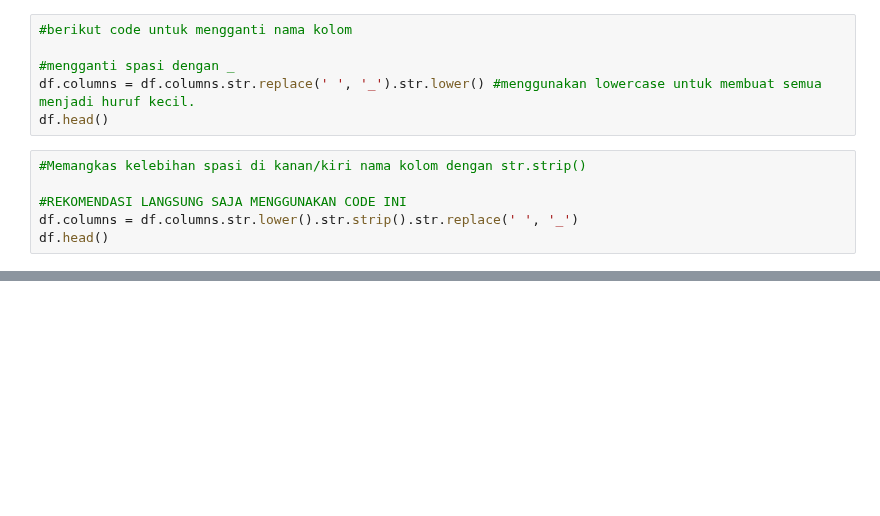
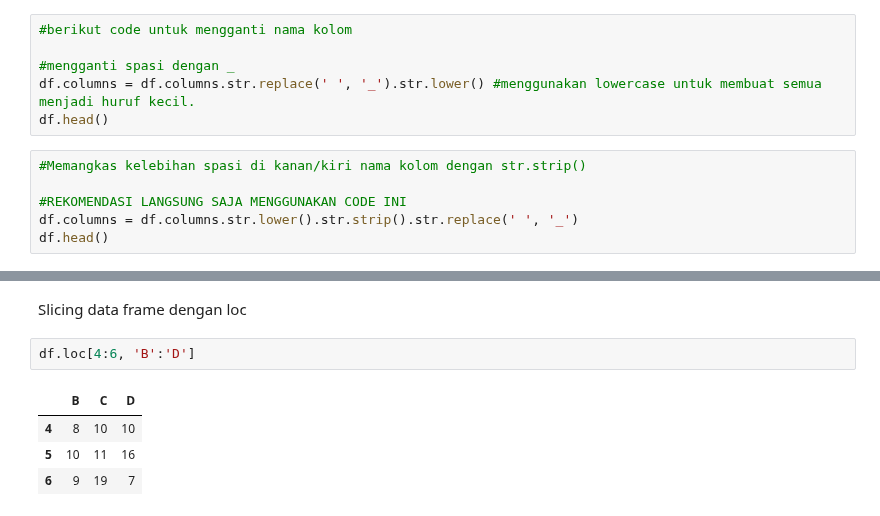
Before and after one commit to Edy-Mochamad/Learn-jupyter-notebook, a Jupyter notebook: pandas.ipynb, the cells around one changed output, grey strips where cells are left out. Cells and saved outputs as stored; diff of their text form; blank space fills up the shorter version.

```diff
--- a/pandas.ipynb
+++ b/pandas.ipynb
@@ -520,0 +568,9 @@ df.head()
+# %% [markdown]
+Slicing data frame dengan loc
+# %%
+df.loc[4:6, 'B':'D']
+# %% [output]
+|  | B | C | D |
+| 4 | 8 | 10 | 10 |
+| 5 | 10 | 11 | 16 |
+| 6 | 9 | 19 | 7 |
```
Also changed, not shown: parts of 6 cells of this notebook.
